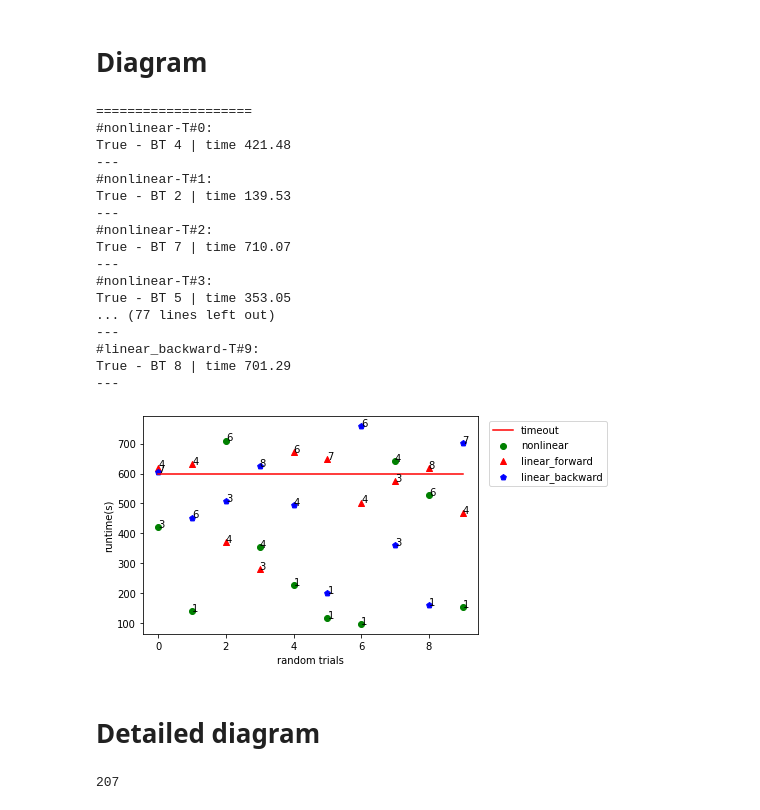
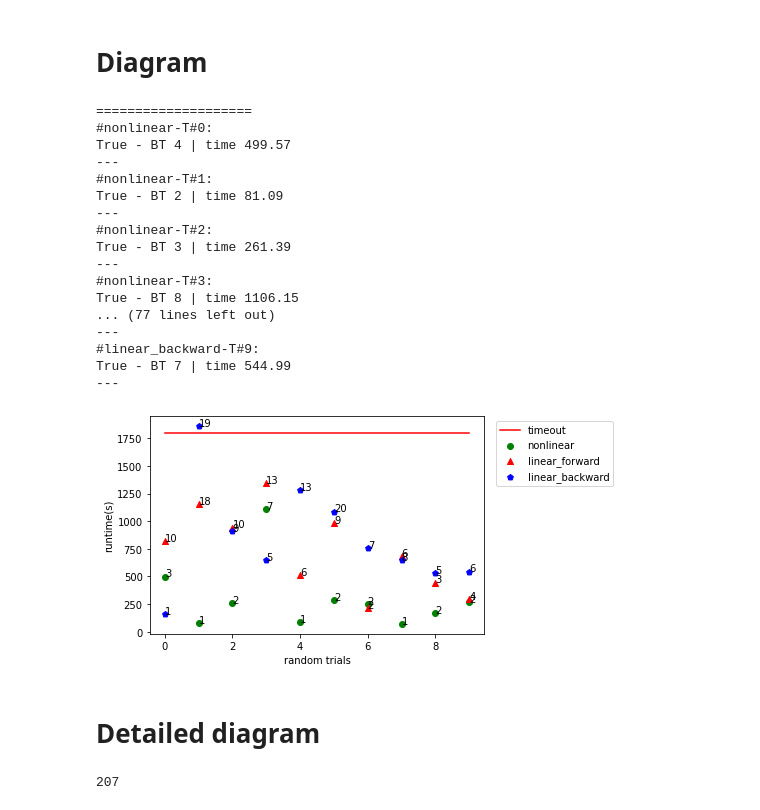
Before and after one commit to gramaziokohler/integral_timber_joints, a Jupyter notebook: SCF_diagram.ipynb, the cells around one changed output. Drawn from its saved outputs; the diff is of its cells as text; code cells hidden in the pictures.

Commit message:
1800 timeout b4 added

```diff
--- a/SCF_diagram.ipynb
+++ b/SCF_diagram.ipynb
@@ -40,7 +40,8 @@ Process json parsed from /home/yijiangh/itj_ws/integral_timber_joints/external/i
 # from collections import defaultdict
 import json
 
-file_name = 'b4_runtime_data_No_TC_21-07-05_19-59-42.json'
+file_name = 'b4_runtime_data_No_TC_21-07-06_00-04-45.json' # 'b4_runtime_data_No_TC_21-07-05_19-59-42.json'
+
 runtime_data = {}
 with open('figs/{}'.format(file_name), 'r') as f:
     runtime_data = json.load(f)
@@ -69,59 +70,65 @@ for solve_mode_ in runtime_data:
 # %% [output]
 ====================
 #nonlinear-T#0:
-True - BT 4 | time 421.48
+True - BT 4 | time 499.57
 ---
 #nonlinear-T#1:
-True - BT 2 | time 139.53
+True - BT 2 | time 81.09
 ---
 #nonlinear-T#2:
-True - BT 7 | time 710.07
+True - BT 3 | time 261.39
 ---
 #nonlinear-T#3:
-True - BT 5 | time 353.05
+True - BT 8 | time 1106.15
 ... (77 lines left out)
 ---
 #linear_backward-T#9:
-True - BT 8 | time 701.29
+True - BT 7 | time 544.99
 ---
 # %%
 import matplotlib.pyplot as plt
 import numpy as np
 import numpy as np
+
+timeout = 1800
 
 fig, ax = plt.subplots()
 markers = ['o', '^', (5, 0)]
 mcolors = ['g', 'r', 'b']
 for marker, mcolor, (solve_m, solve_mode_data) in zip(markers, mcolors, runtime_data.items()):
     x = range(len(solve_mode_data))
     runtime_per_trial = [solve_mode_data[str(at)]['total_runtime'] for at in x]
     num_bts = [len(solve_mode_data[str(at)])-1 for at in x]
     plt.scatter(x, runtime_per_trial, marker=marker, c=mcolor, label=solve_m)
     for i in x:
         plt.annotate(num_bts[i], (i, runtime_per_trial[i]))
-plt.plot(x, [600 for _ in x], c='r', label='timeout')
+
+plt.plot(x, [timeout for _ in x], c='r', label='timeout')
 
 ax.set_xlabel('random trials')
 ax.set_ylabel('runtime(s)')
 # ax.set_title('Runtime by sovl')
 leg = ax.legend(loc='upper right')
 
 plt.draw() # Draw the figure so you can find the positon of the legend.
 
 # Get the bounding box of the original legend
 bb = leg.get_bbox_to_anchor().transformed(ax.transAxes.inverted())
 
 # Change to location of the legend.
 xOffset = 0.4
 bb.x0 += xOffset
 bb.x1 += xOffset
 leg.set_bbox_to_anchor(bb, transform = ax.transAxes)
 
+import os
+plt.savefig(os.path.join('figs',file_name.split('.json')[0]+'.png'))
+
 plt.show()
 # %% [output]
-[figure, old version]
+[figure, new version]
-# %% [markdown]
-# Detailed diagram
+# %% [markdown]
+# Detailed diagram
 # %%
 from plotly.subplots import make_subplots
 import plotly.graph_objects as go
```
Also changed, not shown: 4 other files.
